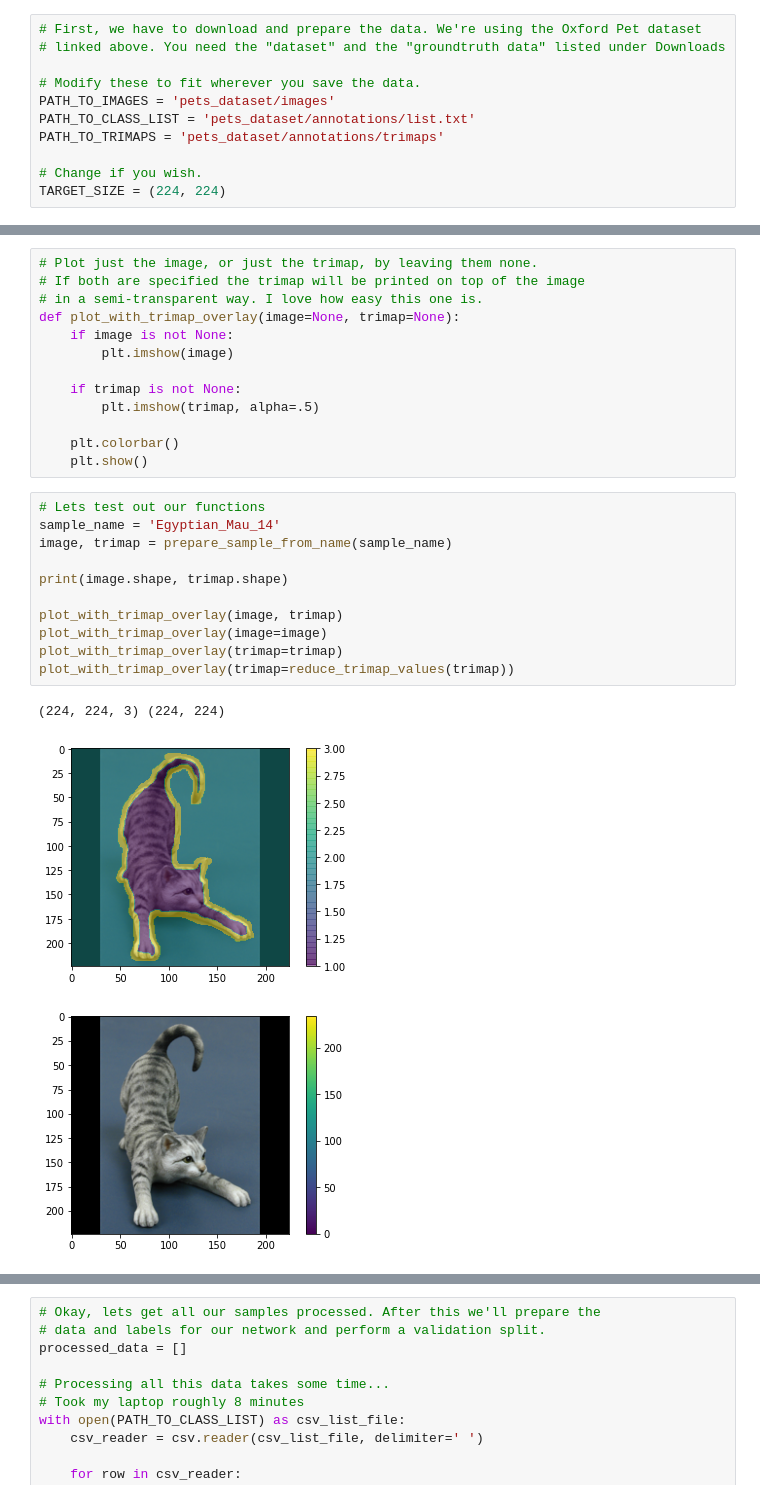
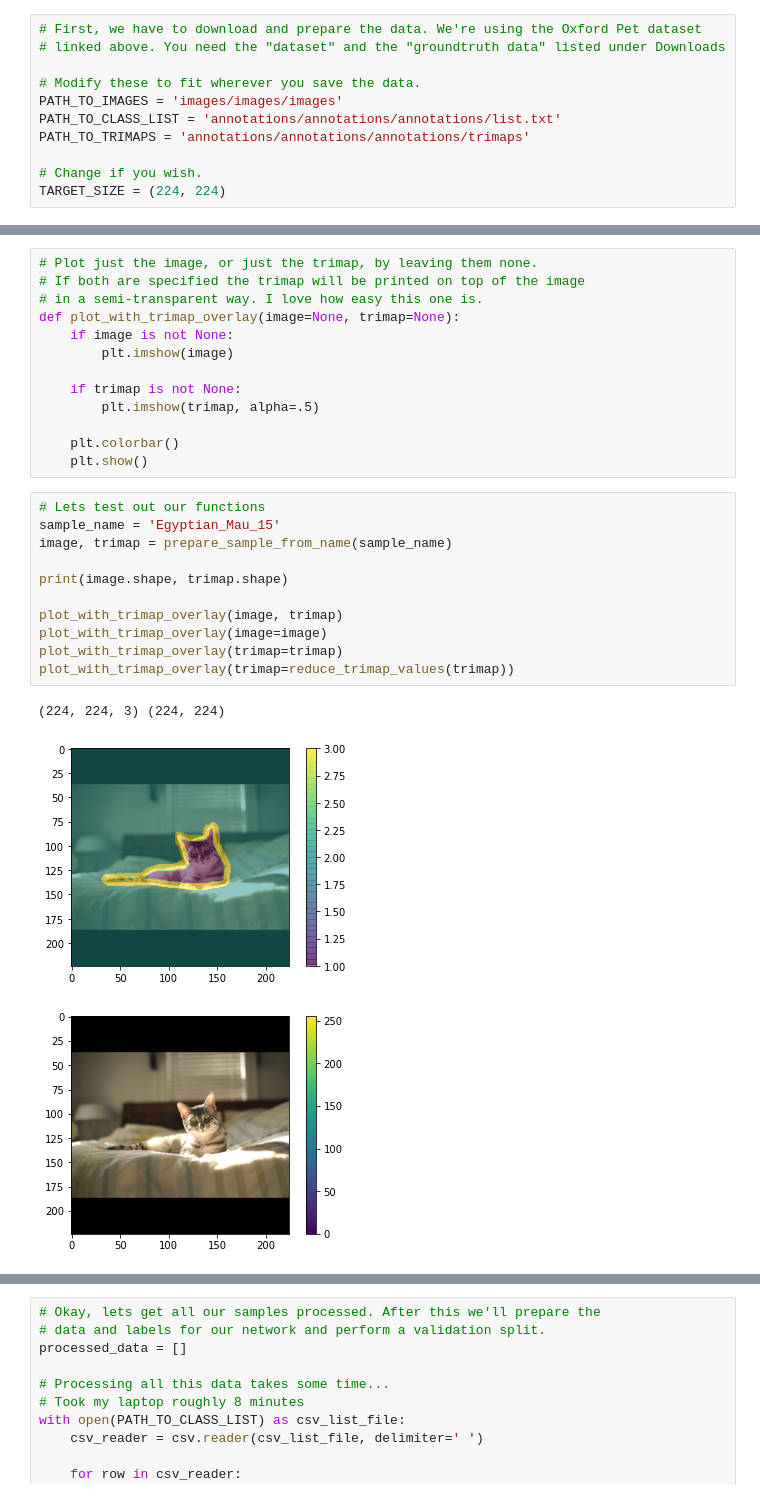
Before and after one commit to AslanDevbrat/AI, a Jupyter notebook: Notebooks/Object Detection/06-segmentation - iiserb.ipynb, the cells around one changed output, grey strips where cells are left out. Drawn from its saved outputs; the diff is of its cells as text.

```diff
--- a/Notebooks/Object Detection/06-segmentation - iiserb.ipynb
+++ b/Notebooks/Object Detection/06-segmentation - iiserb.ipynb
@@ -42,9 +42,9 @@ from PIL import Image, ImageOps
 # linked above. You need the "dataset" and the "groundtruth data" listed under Downloads
 
 # Modify these to fit wherever you save the data.
-PATH_TO_IMAGES = 'pets_dataset/images'
-PATH_TO_CLASS_LIST = 'pets_dataset/annotations/list.txt'
-PATH_TO_TRIMAPS = 'pets_dataset/annotations/trimaps'
+PATH_TO_IMAGES = 'images/images/images'
+PATH_TO_CLASS_LIST = 'annotations/annotations/annotations/list.txt'
+PATH_TO_TRIMAPS = 'annotations/annotations/annotations/trimaps'
 
 # Change if you wish.
 TARGET_SIZE = (224, 224)
@@ -141,16 +141,16 @@ def plot_with_trimap_overlay(image=None, trimap=None):
     plt.show()
 # %%
 # Lets test out our functions
-sample_name = 'Egyptian_Mau_14'
+sample_name = 'Egyptian_Mau_15'
 image, trimap = prepare_sample_from_name(sample_name)
 
 print(image.shape, trimap.shape)
 
 plot_with_trimap_overlay(image, trimap)
 plot_with_trimap_overlay(image=image)
 plot_with_trimap_overlay(trimap=trimap)
 plot_with_trimap_overlay(trimap=reduce_trimap_values(trimap))
 # %% [output]
 (224, 224, 3) (224, 224)
-[figure, old version]
+[figure, new version]
-[figure, old version]
+[figure, new version]
```
Also changed, not shown: parts of 7 cells of this notebook, 3 other files.
